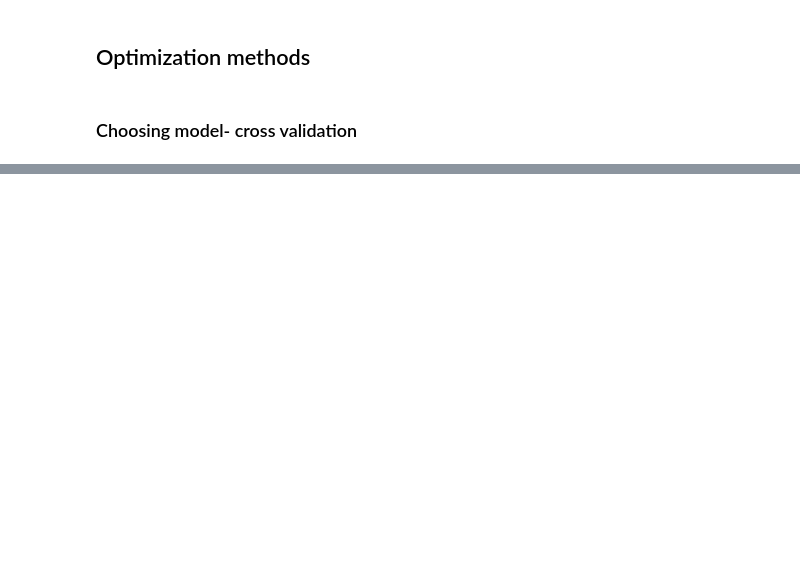
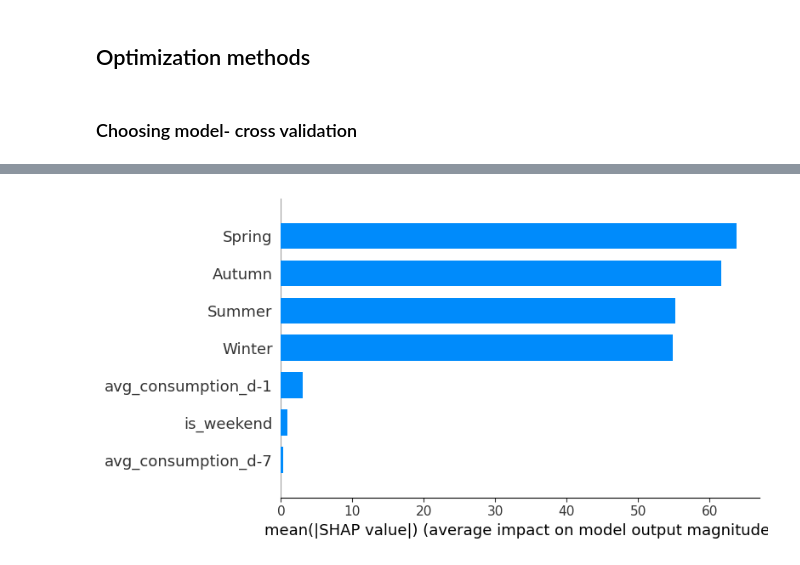
Before and after one commit to sabrinasartori/project-INF442, a Jupyter notebook: notebooks/06-consumption_prediction.ipynb, the cells around one changed output, grey strips where cells are left out. Cells and saved outputs as stored; diff of their text form; code cells hidden in the pictures; blank space fills up the shorter version.

```diff
--- a/notebooks/06-consumption_prediction.ipynb
+++ b/notebooks/06-consumption_prediction.ipynb
@@ -246,0 +248,4 @@ r2_score(y_val, y_pred)
+# %%
+selected_columns = [
+       'is_weekend', 'Autumn', 'Spring', 'Summer', 'Winter'
+]
@@ -246,0 +301,31 @@ r2_score(y_val, y_pred)
+# %%
+frequencies = [1, 7]
+
+X_train2 = X_train.copy()
+y_train2 = y_train.copy()
+
+X_test2 = X_test.copy()
+y_test2 = y_test.copy()
+
+for freq in frequencies:
+    X_train2[f'avg_consumption_d-{freq}'] = y_train2.rolling(freq)\
+        .mean()\
+        .shift(1)
+
+    # X_train2[f'diff_consumption_d-{freq}'] = y_train2.diff(freq)\
+    #     .shift(1)
+
+    X_test2[f'avg_consumption_d-{freq}'] = y_test2.rolling(freq)\
+        .mean()\
+        .shift(1)
+
+    # X_test2[f'diff_consumption_d-{freq}'] = y_test2.diff(freq)\
+    #     .shift(1)
+
+X_train2 = X_train2.dropna()
+y_train2 = y_train2.reindex(index = X_train2.index)
+
+X_test2 = X_test2.dropna()
+y_test2 = y_test2.reindex(index = X_test2.index)
+
+#
@@ -246,0 +343,8 @@ r2_score(y_val, y_pred)
+# %%
+model = LinearRegression().fit(X_train2, y_train2)
+# %%
+explainer = shap.LinearExplainer(model, X_train2)
+# %%
+shap.summary_plot(explainer.shap_values(X_train2), X_train2, plot_type="bar")
+# %% [output]
+[figure, added]
```
Also changed, not shown: parts of 44 cells of this notebook, 6 other files.
